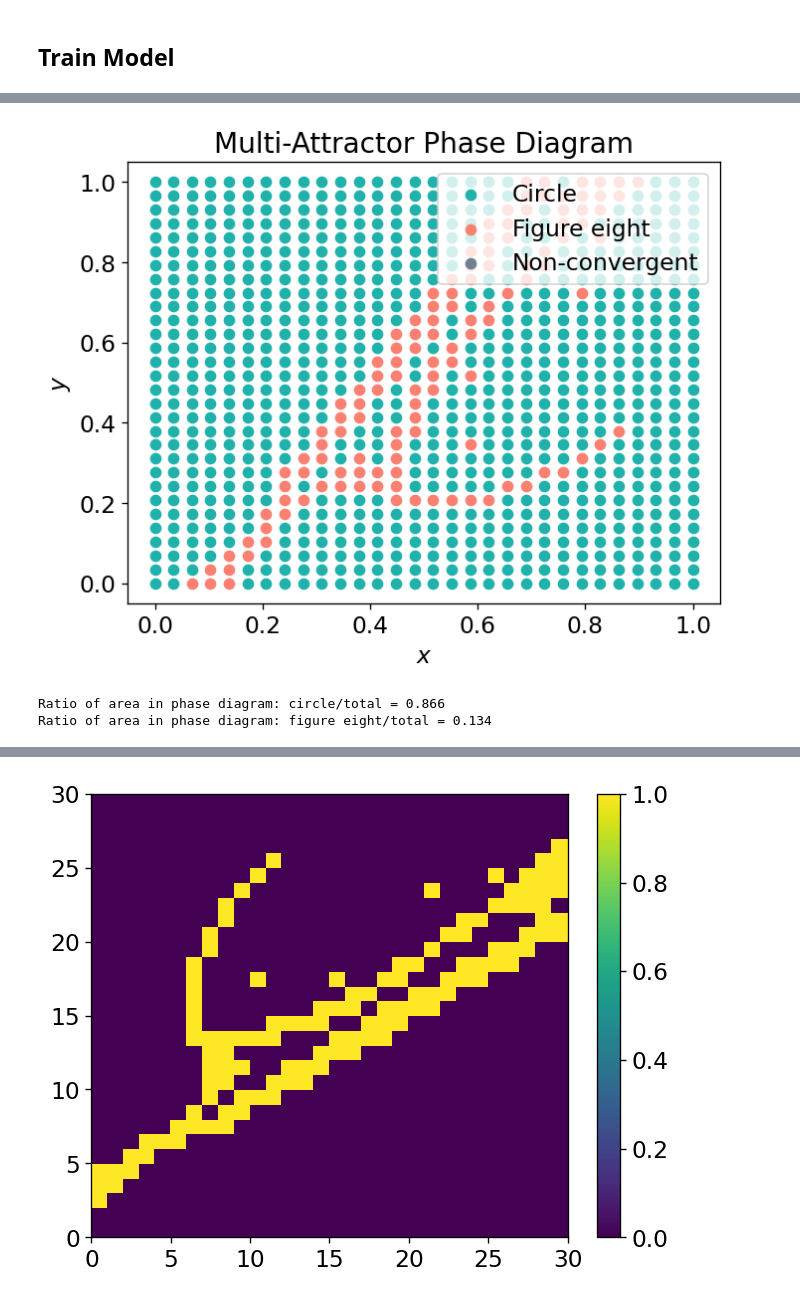
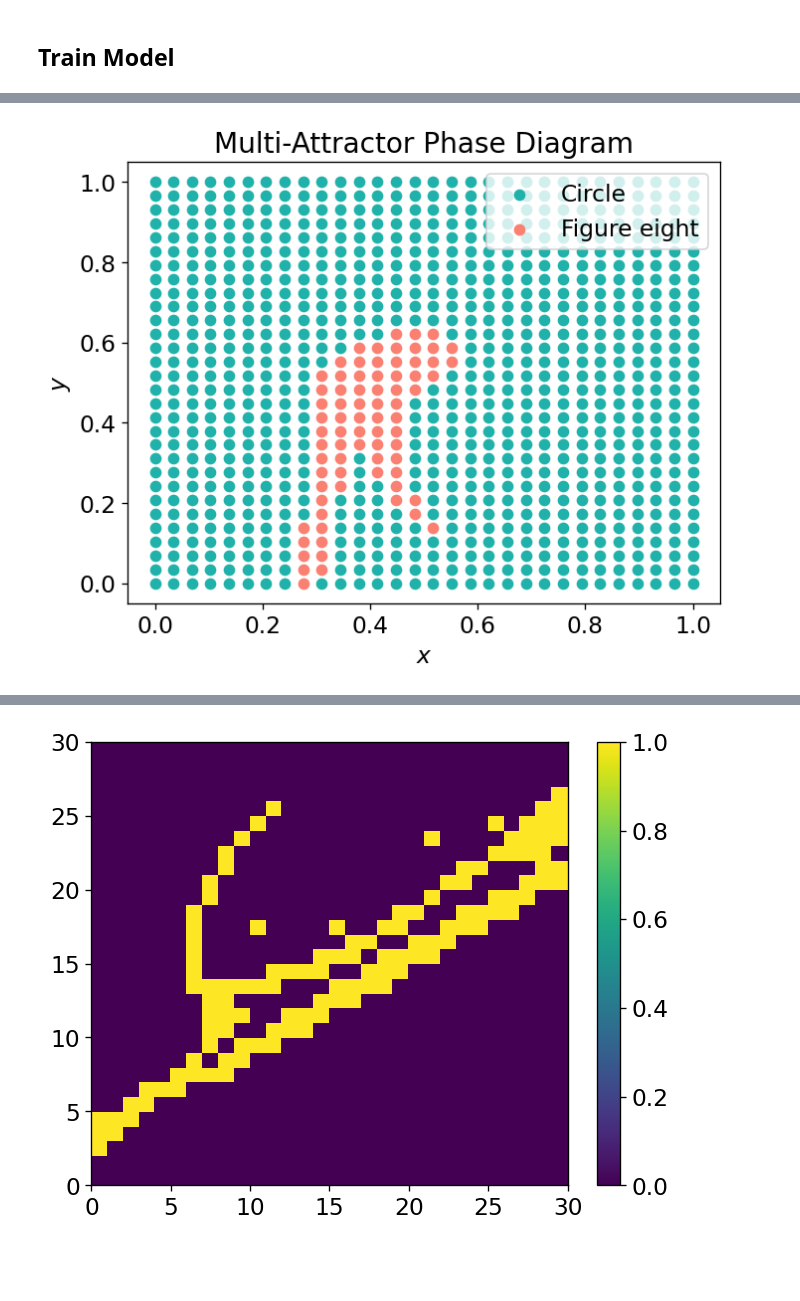
Before and after one commit to Jfeatherstone/ElmanNetwork, a Jupyter notebook: MultiAttractor.ipynb, the cells around one changed output, grey strips where cells are left out. Cells and saved outputs as stored; diff of their text form; code cells hidden in the pictures; blank space fills up the shorter version.

```diff
--- a/MultiAttractor.ipynb
+++ b/MultiAttractor.ipynb
@@ -315,4 +380,6 @@ for i in tqdm.tqdm(range(len(circleFigureEightTrainingSplitArr)), position=0):
 # %%
-plt.plot(circleFigureEightTrainingSplitArr, biasArr)
+#plt.errorbar(circleFigureEightTrainingSplitArr, np.mean(biasArr, axis=-1), yerr=np.std(biasArr, axis=-1))
+for i in range(numTestSplits):
+    plt.plot(np.repeat(circleFigureEightTrainingSplitArr[i], statisticRepeat), biasArr[i], 'o')
 plt.show()
 # %% [output]
@@ -345,7 +412,7 @@ plt.show()
 ## Train Model
 # %%
 # Quite a few epochs
-numEpochs = 180000
+numEpochs = 2000000
 # What percent of the epochs should train the circle?
 circleFigureEightTrainingSplit = .5 # .2 means 20% circle, 80% figure eight
 # How strong should the noise be that we add to the training data each epoch?
@@ -357,7 +424,7 @@ noiseStrength = .01
 model = ElmanNetwork(inputDim=2,
                      contextDim=35,
                      outputDim=2,
-                     learningRate=.1)
+                     learningRate=.005)
 
 circleInputArr = np.array(list(zip(circleXArr, circleYArr)))[:-1]
 circleTargetArr = np.array(list(zip(circleXArr, circleYArr)))[1:]
@@ -381,11 +448,12 @@ if len(trainingOrder) < numEpochs:
 
 for epoch in tqdm.tqdm(range(numEpochs)):
     # Context and output
-    noiseArr = np.random.normal(0, noiseStrength, size=inputArr[trainingOrder[epoch]].shape)
+    randomStart = int(np.random.uniform(0,20)) if trainingOrder[epoch] == 0 else 0
+    noiseArr = np.random.normal(0, noiseStrength, size=inputArr[trainingOrder[epoch]].shape - np.array([randomStart,0]))
 
-    contextArr, outputArr = model.forwardSequence(inputArr[trainingOrder[epoch]] + noiseArr)
-    errorArr[epoch]  = model.backwardSequence(inputArr[trainingOrder[epoch]] + noiseArr,
-                                              contextArr, outputArr, targetArr[trainingOrder[epoch]])
+    contextArr, outputArr = model.forwardSequence(inputArr[trainingOrder[epoch]][randomStart:] + noiseArr)
+    errorArr[epoch]  = model.backwardSequence(inputArr[trainingOrder[epoch]][randomStart:] + noiseArr,
+                                              contextArr, outputArr, targetArr[trainingOrder[epoch]][randomStart:])
     model.updateParameters()
 
 save(model, 'models/inscribed_multi_attractor.npz')
@@ -455,44 +523,43 @@ plt.show()
 # %%
 testXArr = np.linspace(0, 1, 30)
 testYArr = np.linspace(0, 1, 30)
-nSteps = 500
+nSteps = 800
 
 phaseArr = np.zeros((len(testXArr), len(testYArr)))
+predictArr = np.zeros((len(testXArr), len(testYArr), nSteps+1, 2))
 
 for i in range(len(testXArr)):
     for j in range(len(testYArr)):
 
-        predictArr = model.predict([testXArr[i], testYArr[j]], nSteps)
+        predictArr[i,j] = model.predict([testXArr[i], testYArr[j]], nSteps)
 
         # Take average of last 100
-        averagePosition = np.mean(predictArr[-100:], axis=0)
+        averagePosition = np.mean(predictArr[i,j,-300:], axis=0)
 
         # If average position is around .25, .25, then it is a circle (0)
         # If average position is around .75, .75, then it is a figure eight (1)
         # Otherwise, something weird happened (2)
 
-        #phaseArr[i,j] = np.std(predictArr[-100:] - averagePosition)
+        phaseArr[i,j] = np.std(predictArr[i,j,-300:])
 
-        if np.abs(np.std(predictArr[-100:] - averagePosition) - .22) < .05:
-           phaseArr[i,j] = 0
-        elif np.abs(np.std(predictArr[-100:] - averagePosition) - .08) < .05:
-           phaseArr[i,j] = 1
-        else:
-           phaseArr[i,j] = 2
+        #if np.abs(np.std(predictArr[-100:] - averagePosition) - .22) < .05:
+        #   phaseArr[i,j] = 0
+        #elif np.abs(np.std(predictArr[-100:] - averagePosition) - .08) < .05:
+        #   phaseArr[i,j] = 1
+        #else:
+        #   phaseArr[i,j] = 2
 
-plt.scatter(testXArr[np.where(phaseArr == 0)[0]], testYArr[np.where(phaseArr == 0)[1]], c='lightseagreen', label='Circle')
-plt.scatter(testXArr[np.where(phaseArr == 1)[0]], testYArr[np.where(phaseArr == 1)[1]], c='salmon', label='Figure eight')
-plt.scatter(testXArr[np.where(phaseArr == 2)[0]], testYArr[np.where(phaseArr == 2)[1]], c='slategray', label='Non-convergent')
+plt.scatter(testXArr[np.where(np.abs(phaseArr - .22) < .05)[0]], testYArr[np.where(np.abs(phaseArr - .22) < .05)[1]], c='lightseagreen', label='Circle')
+plt.scatter(testXArr[np.where(np.abs(phaseArr - .05) < .05)[0]], testYArr[np.where(np.abs(phaseArr - .05) < .05)[1]], c='salmon', label='Figure eight')
+#plt.scatter(testXArr[np.where(phaseArr == 2)[0]], testYArr[np.where(phaseArr == 2)[1]], c='slategray', label='Non-convergent')
 plt.legend()
 plt.xlabel('$x$')
 plt.ylabel('$y$')
 plt.title('Multi-Attractor Phase Diagram')
 plt.show()
 
-values, counts = np.unique(phaseArr, return_counts=True)
-print(f'Ratio of area in phase diagram: circle/total = {counts[values == 0][0] / np.sum(counts):.3}')
-print(f'Ratio of area in phase diagram: figure eight/total = {counts[values == 1][0] / np.sum(counts):.3}')
+#values, counts = np.unique(phaseArr, return_counts=True)
+#print(f'Ratio of area in phase diagram: circle/total = {counts[values == 0][0] / np.sum(counts):.3}')
+#print(f'Ratio of area in phase diagram: figure eight/total = {counts[values == 1][0] / np.sum(counts):.3}')
 # %% [output]
-[figure, old version]
+[figure, new version]
-Ratio of area in phase diagram: circle/total = 0.866
-Ratio of area in phase diagram: figure eight/total = 0.134
```
Also changed, not shown: parts of 14 cells of this notebook, 22 other files.
